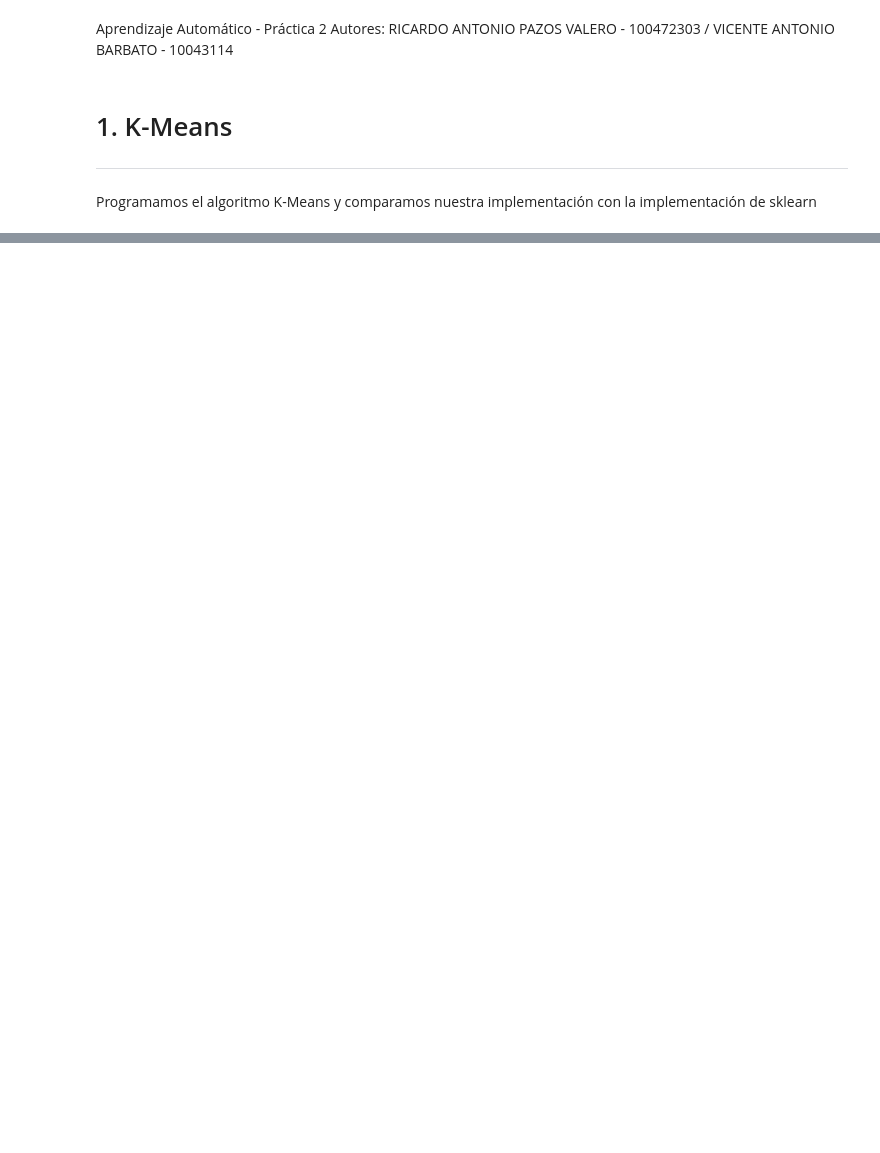
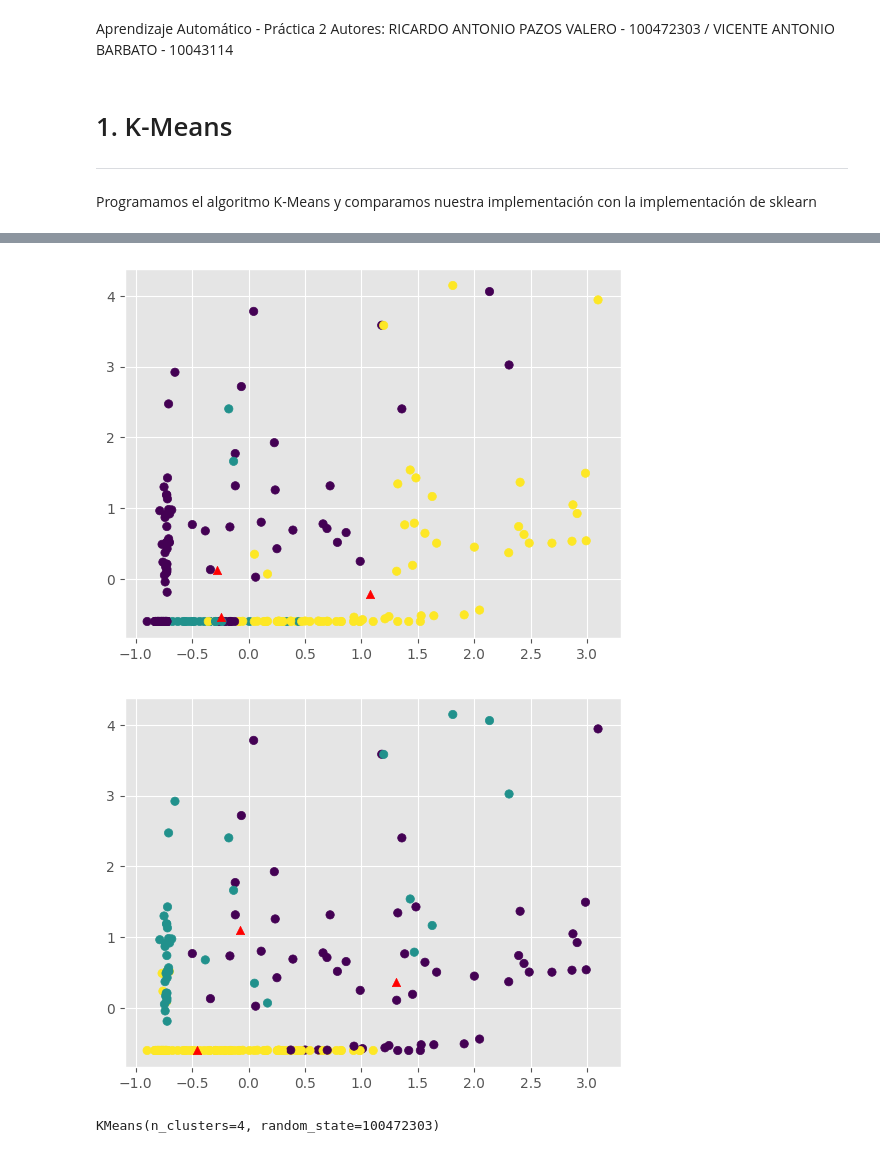
Before and after one commit to V1centeB/Aprendizaje_Automatico-P2-G1, a Jupyter notebook: model.ipynb, the cells around one changed output, grey strips where cells are left out. Cells and saved outputs as stored; diff of their text form; code cells hidden in the pictures; blank space fills up the shorter version.

```diff
--- a/model.ipynb
+++ b/model.ipynb
@@ -149,0 +184,40 @@ KMeans(n_clusters=4, random_state=100472303)
+# %%
+# === myKMeans ==================================================================
+# Ejecutamos nuestro KMeans sobre data onehot
+clusters_onehot = myKMeans(X_onehot_scaled, clusters_onehot, k)
+pred = myKMeansPred(X_onehot_scaled, clusters_onehot, k)
+
+# Representamos la figura
+plt.scatter(X_onehot_scaled[:,0],X_onehot_scaled[:,1],c = pred)
+for i in clusters_onehot:
+    center = clusters_onehot[i]['center']
+    plt.scatter(center[0],center[1],marker = '^',c = 'red')
+plt.show()
+
+# Ejecutamos nuestro KMeans sobre data ordinal
+clusters_ordinal = myKMeans(X_ordinal_scaled, clusters_ordinal, k)
+pred = myKMeansPred(X_ordinal_scaled, clusters_ordinal, k)
+
+# Representamos la figura
+plt.scatter(X_ordinal_scaled[:,0],X_ordinal_scaled[:,1],c = pred)
+for i in clusters_ordinal:
+    center = clusters_ordinal[i]['center']
+    plt.scatter(center[0],center[1],marker = '^',c = 'red')
+plt.show()
+# %% [output]
+[figure, added]
+[figure, added]
+# %%
+# === KMeans =====================================================================
+# Definimos el número de clusters
+n_clusters = 4
+
+# KMeans de sklearn con one hot encoded data
+kmeans_onehot = KMeans(n_clusters=n_clusters, random_state=100472303)
+kmeans_onehot.fit(X_onehot_scaled)
+
+# KMeans de sklearn con ordinal encoded data
+kmeans_ordinal = KMeans(n_clusters=n_clusters, random_state=100472303)
+kmeans_ordinal.fit(X_ordinal_scaled)
+# %% [output]
+KMeans(n_clusters=4, random_state=100472303)
```
Also changed, not shown: parts of 2 cells of this notebook.
